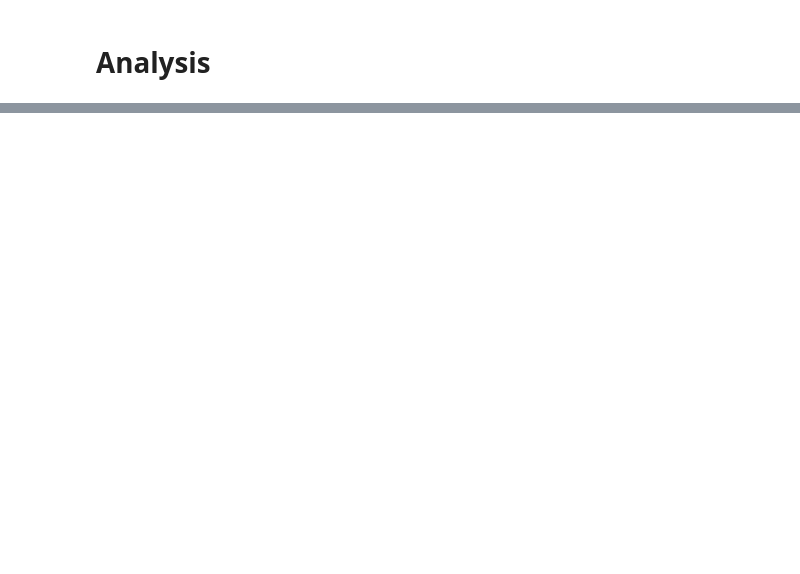
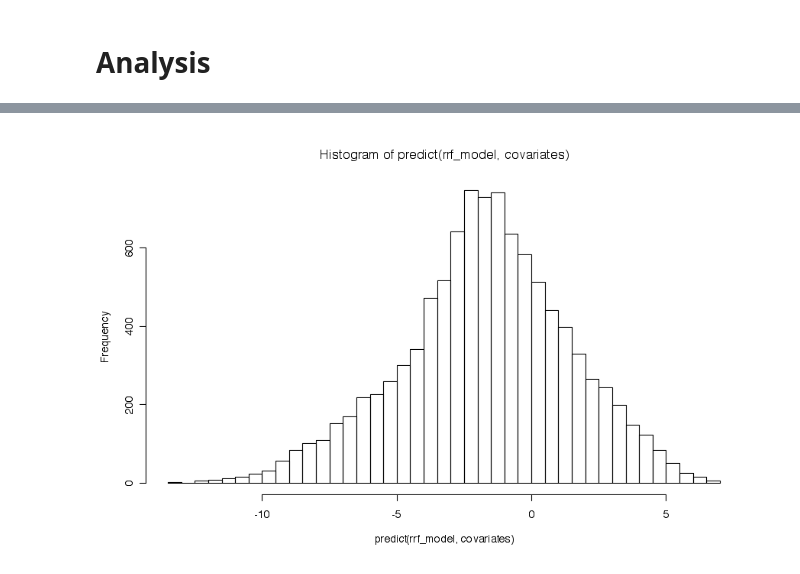
Before and after one commit to bestxolodec/DTR, a Jupyter notebook: notebooks/CompareRWLApproaches.ipynb, the cells around one changed output, grey strips where cells are left out. Saved outputs shown, nothing was run; the diff lists cells and outputs as text; code cells hidden in the pictures; blank space fills up the shorter version.

```diff
--- a/notebooks/CompareRWLApproaches.ipynb
+++ b/notebooks/CompareRWLApproaches.ipynb
@@ -189,0 +100,4 @@ ERROR: Error in file(con, "rb"): cannot open the connection
+# %%
+with(test, hist(predict(rrf_model, covariates), breaks=50))
+# %% [output]
+[figure, added]
```
Also changed, not shown: parts of 40 cells of this notebook, 6 other files.
